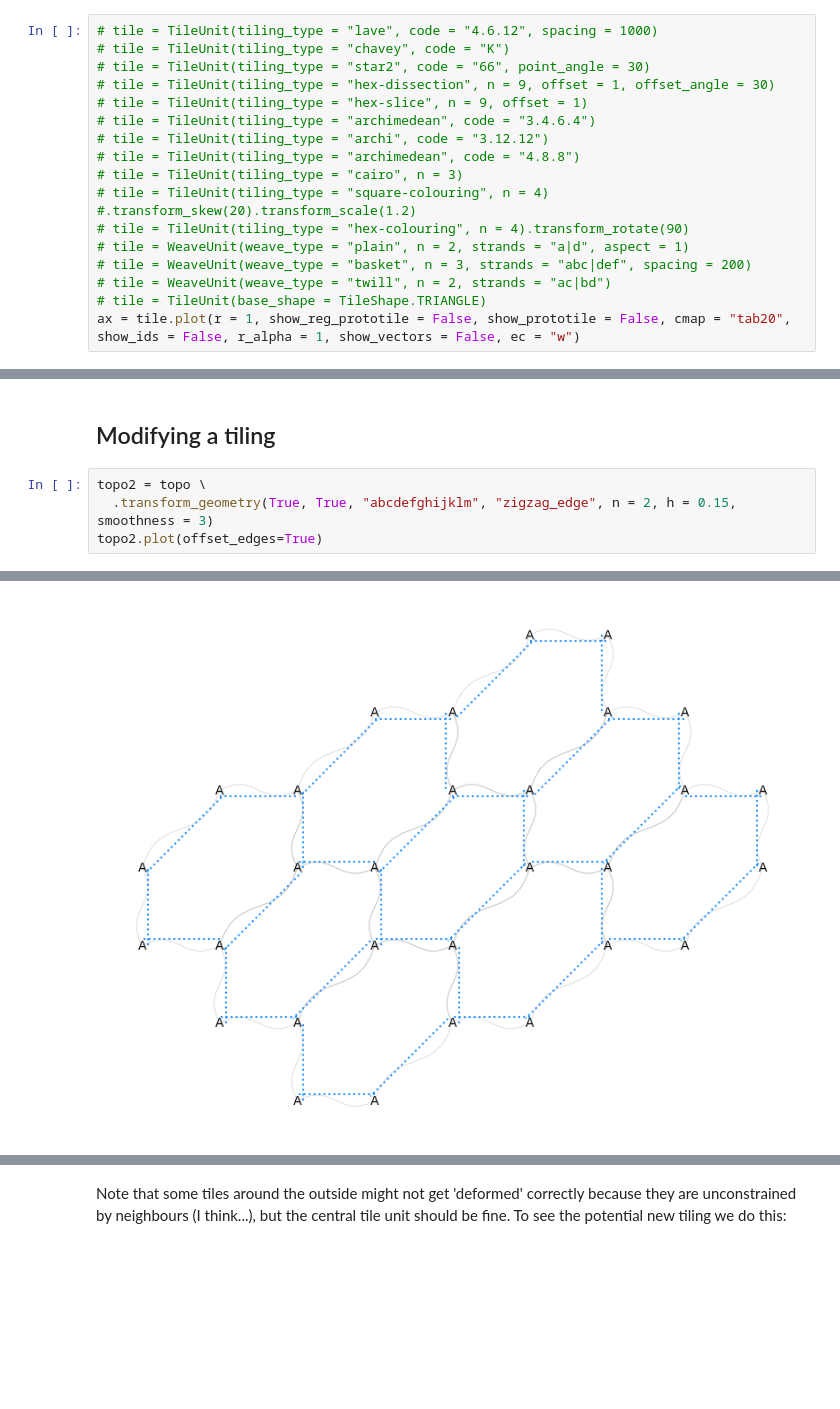
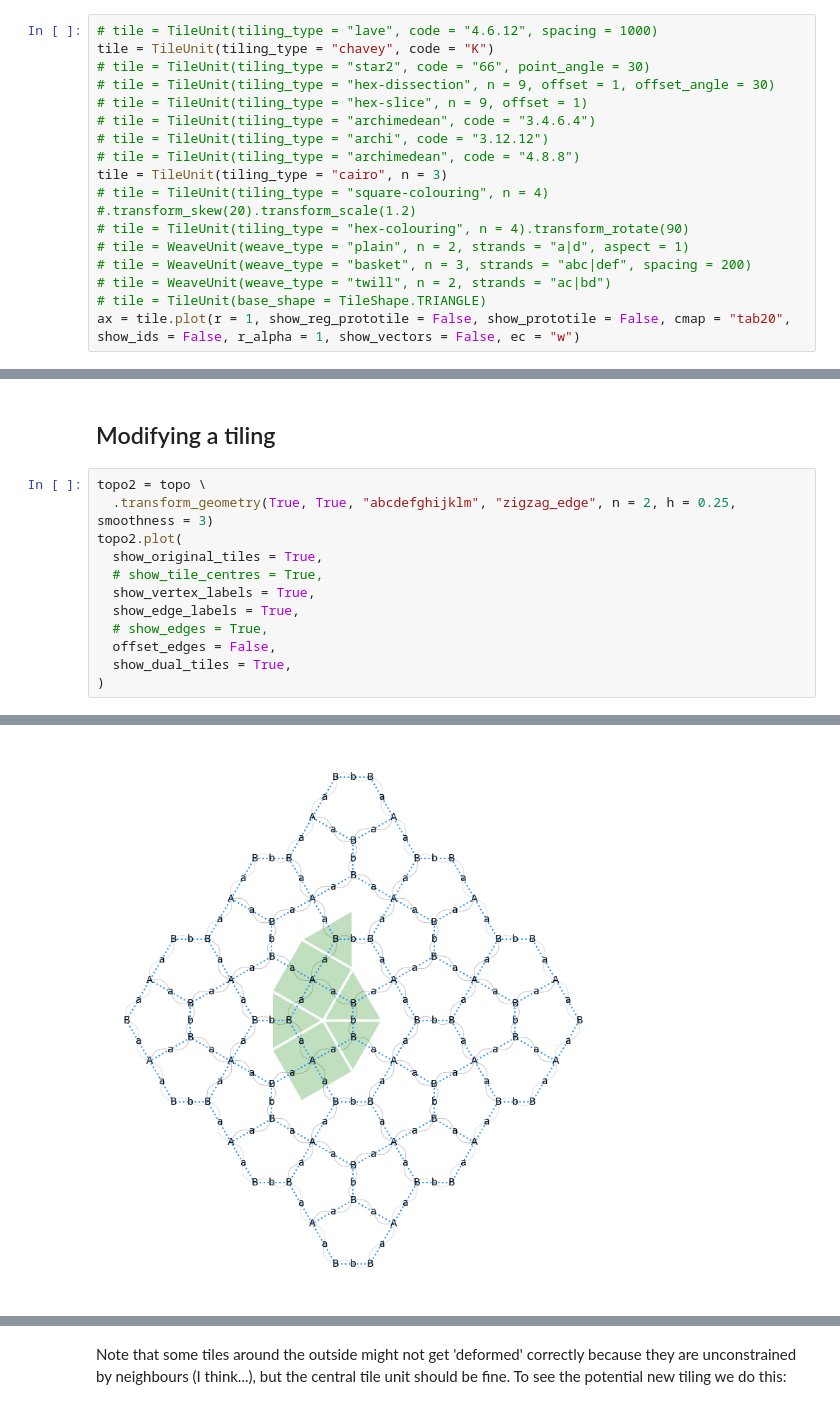
Before and after one commit to DOSull/weavingspace, a Jupyter notebook: examples/topology-working.ipynb, the cells around one changed output, grey strips where cells are left out. Drawn from its saved outputs; the diff is of its cells as text; blank space fills up the shorter version.

```diff
--- a/examples/topology-working.ipynb
+++ b/examples/topology-working.ipynb
@@ -35,14 +35,14 @@ tile.setup_vectors((-s/2, s/2), (s, s/2))
 tile._setup_regularised_prototile()
 # %%
 # tile = TileUnit(tiling_type = "lave", code = "4.6.12", spacing = 1000)
-# tile = TileUnit(tiling_type = "chavey", code = "K")
+tile = TileUnit(tiling_type = "chavey", code = "K")
 # tile = TileUnit(tiling_type = "star2", code = "66", point_angle = 30)
 # tile = TileUnit(tiling_type = "hex-dissection", n = 9, offset = 1, offset_angle = 30)
 # tile = TileUnit(tiling_type = "hex-slice", n = 9, offset = 1)
 # tile = TileUnit(tiling_type = "archimedean", code = "3.4.6.4")
 # tile = TileUnit(tiling_type = "archi", code = "3.12.12")
 # tile = TileUnit(tiling_type = "archimedean", code = "4.8.8")
-# tile = TileUnit(tiling_type = "cairo", n = 3)
+tile = TileUnit(tiling_type = "cairo", n = 3)
 # tile = TileUnit(tiling_type = "square-colouring", n = 4) #.transform_skew(20).transform_scale(1.2)
 # tile = TileUnit(tiling_type = "hex-colouring", n = 4).transform_rotate(90)
 # tile = WeaveUnit(weave_type = "plain", n = 2, strands = "a|d", aspect = 1)
@@ -70,9 +70,17 @@ ax = topo.plot(
 ## Modifying a tiling
 # %%
 topo2 = topo \
-  .transform_geometry(True, True, "abcdefghijklm", "zigzag_edge", n = 2, h = 0.15, smoothness = 3)
-topo2.plot(offset_edges=True)
+  .transform_geometry(True, True, "abcdefghijklm", "zigzag_edge", n = 2, h = 0.25, smoothness = 3)
+topo2.plot(
+  show_original_tiles = True,
+  # show_tile_centres = True,
+  show_vertex_labels = True,
+  show_edge_labels = True,
+  # show_edges = True,
+  offset_edges = False,
+  show_dual_tiles = True,
+)
 # %% [output]
 CAUTION: new Topology will probably not be correctly labelled. To build a correct Topology, extract the tileable attribute and rebuild Topology from that.
 <Axes: >
-[figure, old version]
+[figure, new version]
```
Also changed, not shown: parts of 7 cells of this notebook.
